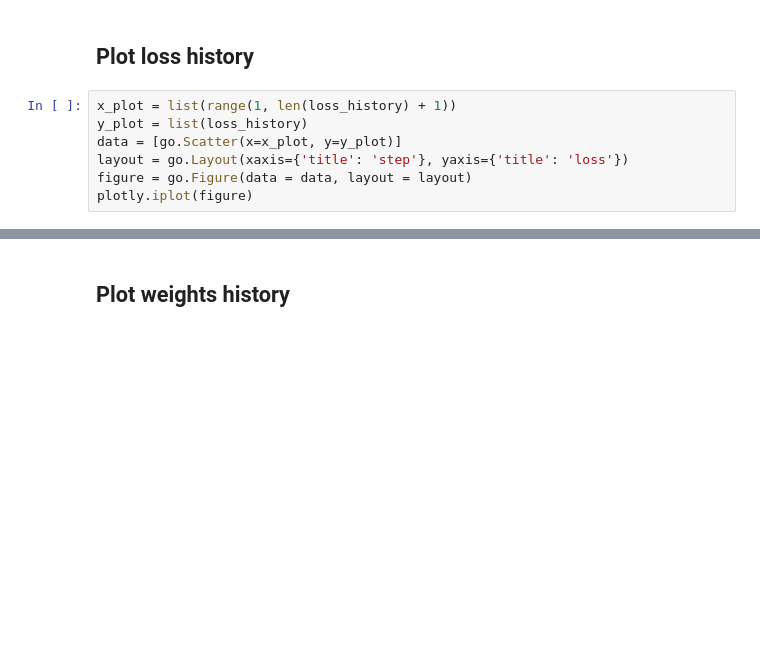
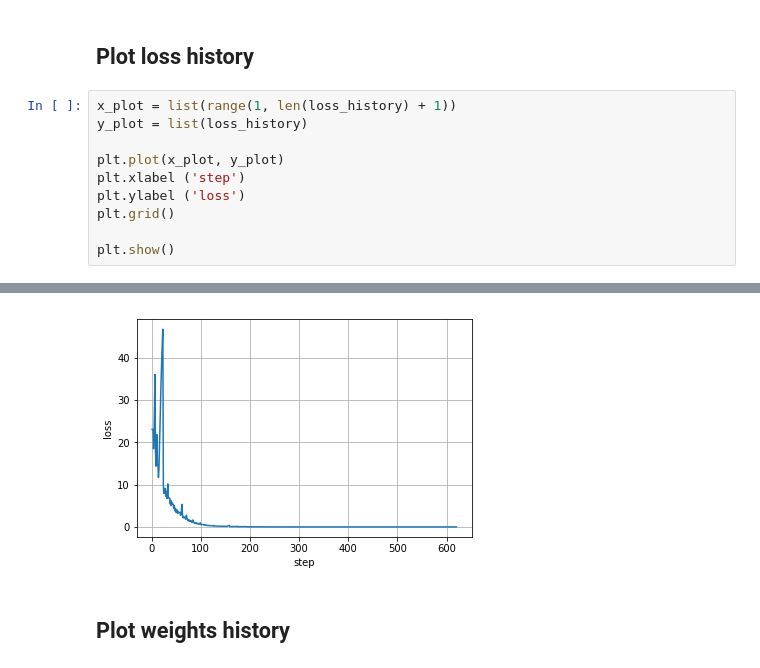
Before and after one commit to quentin-auge/simple-nn, a Jupyter notebook: two_points_sgd.ipynb, the cells around one changed output, grey strips where cells are left out. Saved outputs shown, nothing was run; the diff lists cells and outputs as text; blank space fills up the shorter version.

Commit message:
change plotly graphs to matplotlib ones
Github is more matplotlib friendly when displaying notebooks.

```diff
--- a/two_points_sgd.ipynb
+++ b/two_points_sgd.ipynb
@@ -162,8 +160,11 @@ f(-3) = 3.999916602987963 ≈ 4
 # %%
 x_plot = list(range(1, len(loss_history) + 1))
 y_plot = list(loss_history)
-data = [go.Scatter(x=x_plot, y=y_plot)]
-layout = go.Layout(xaxis={'title': 'step'}, yaxis={'title': 'loss'})
-figure = go.Figure(data = data, layout = layout)
-plotly.iplot(figure)
+
+plt.plot(x_plot, y_plot)
+plt.xlabel ('step')
+plt.ylabel ('loss')
+plt.grid()
+
+plt.show()
 # %% [output]
@@ -171,2 +171,3 @@ plotly.iplot(figure)
+[figure, added]
 # %% [markdown]
 ## Plot weights history
```
Also changed, not shown: parts of 7 cells of this notebook, 1 other file.
